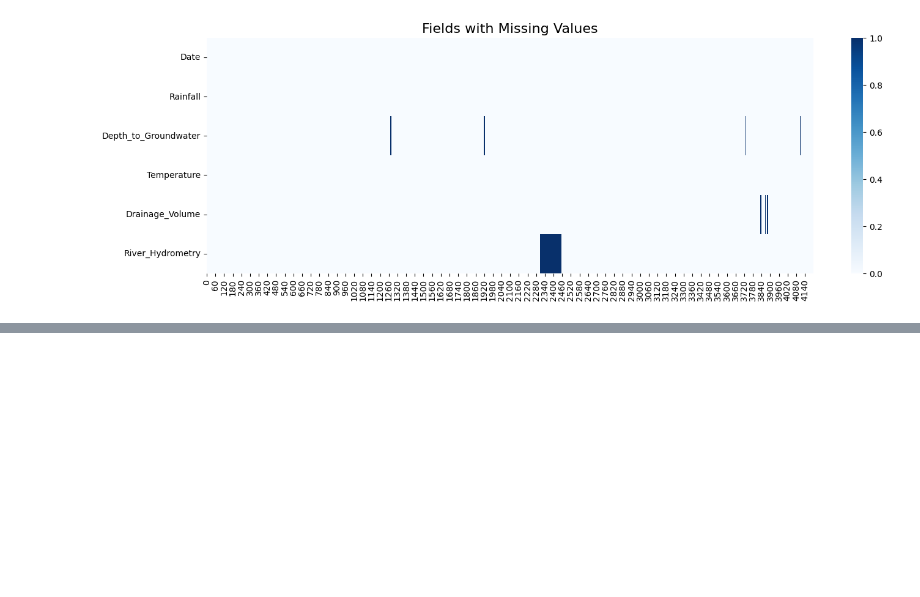
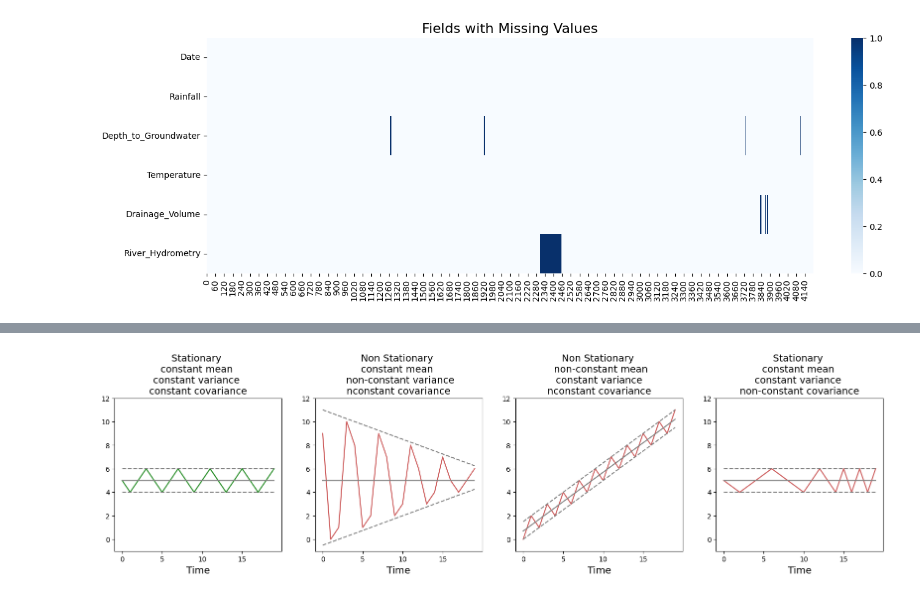
Before and after one commit to sulaiman-shamasna/Introduction-to-Time-series-Forecasting, a Jupyter notebook: notebook_one.ipynb, the cells around one changed output, grey strips where cells are left out. Cells and saved outputs as stored; diff of their text form; code cells hidden in the pictures; blank space fills up the shorter version.

Commit message:
chore: :tada: Update the notebook of time-series forecasting!

```diff
--- a/notebook_one.ipynb
+++ b/notebook_one.ipynb
@@ -219,0 +316,45 @@ AttributeError: 'YTick' object has no attribute 'label'
+# %%
+t = np.linspace(0, 19, 20)
+
+fig, ax = plt.subplots(ncols=4, nrows=1, figsize=(20,4))
+stationary = [5, 4, 5, 6, 5, 4, 5, 6, 5, 4, 5, 6, 5, 4, 5, 6, 5, 4, 5, 6,]
+sns.lineplot(x=t, y=stationary, ax=ax[0], color='forestgreen')
+sns.lineplot(x=t, y=5, ax=ax[0], color='grey')
+sns.lineplot(x=t, y=6, ax=ax[0], color='grey')
+sns.lineplot(x=t, y=4, ax=ax[0], color='grey')
+ax[0].lines[2].set_linestyle("--")
+ax[0].lines[3].set_linestyle("--")
+ax[0].set_title(f'Stationary \nconstant mean \nconstant variance \nconstant covariance', fontsize=14)
+
+nonstationary1 = [ 9, 0, 1, 10, 8, 1, 2, 9, 7, 2, 3, 8, 6, 3, 4, 7, 5, 4, 5, 6]
+sns.lineplot(x=t, y=nonstationary1, ax=ax[1], color='indianred' )
+sns.lineplot(x=t, y=5, ax=ax[1], color='grey')
+sns.lineplot(x=t, y=t*0.25-0.5, ax=ax[1], color='grey')
+sns.lineplot(x=t, y=t*(-0.25)+11, ax=ax[1], color='grey')
+ax[1].lines[2].set_linestyle("--")
+ax[1].lines[3].set_linestyle("--")
+ax[1].set_title(f'Non Stationary \nconstant mean \n non-constant variance\nnconstant covariance', fontsize=14)
+
+nonstationary2 = [0, 2, 1, 3, 2, 4, 3, 5, 4, 6, 5, 7, 6, 8, 7, 9, 8, 10, 9, 11,]
+sns.lineplot(x=t, y=nonstationary2, ax=ax[2], color='indianred' )
+sns.lineplot(x=t, y=t*0.5+0.7, ax=ax[2], color='grey')
+sns.lineplot(x=t, y=t*0.5, ax=ax[2], color='grey')
+sns.lineplot(x=t, y=t*0.5+1.5, ax=ax[2], color='grey')
+ax[2].lines[2].set_linestyle("--")
+ax[2].lines[3].set_linestyle("--")
+ax[2].set_title(f'Non Stationary \n non-constant mean\nconstant variance\nnconstant covariance', fontsize=14)
+
+nonstationary3 = [5, 4.5, 4, 4.5, 5, 5.5, 6, 5.5, 5, 4.5, 4, 5, 6, 5, 4, 6, 4, 6, 4, 6,]
+sns.lineplot(x=t, y=nonstationary3, ax=ax[3], color='indianred')
+sns.lineplot(x=t, y=5, ax=ax[3], color='grey')
+sns.lineplot(x=t, y=6, ax=ax[3], color='grey')
+sns.lineplot(x=t, y=4, ax=ax[3], color='grey')
+ax[3].lines[2].set_linestyle("--")
+ax[3].lines[3].set_linestyle("--")
+ax[3].set_title(f'Stationary \nconstant mean \nconstant variance \nnon-constant covariance', fontsize=14)
+
+for i in range(4):
+    ax[i].set_ylim([-1, 12])
+    ax[i].set_xlabel('Time', fontsize=14)
+# %% [output]
+[figure, added]
```
Also changed, not shown: parts of 4 cells of this notebook.
